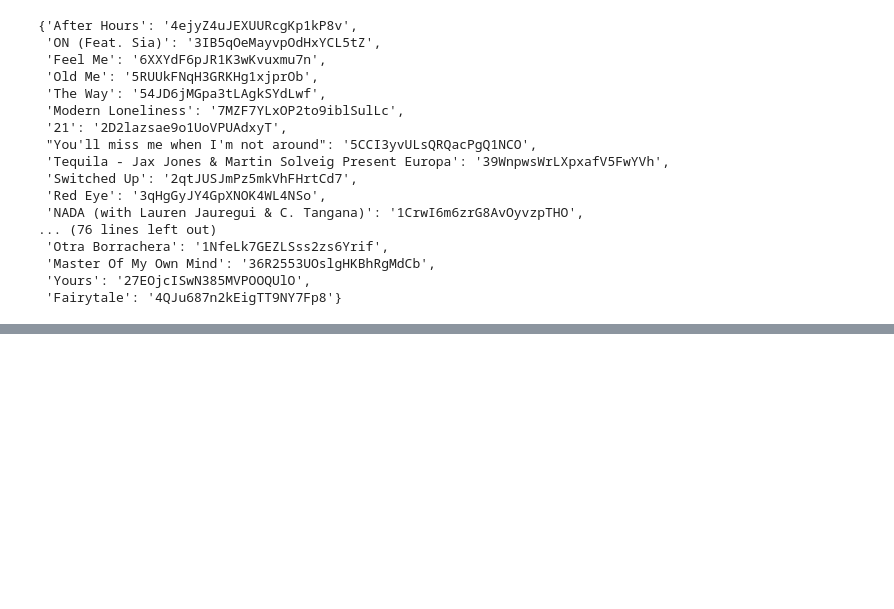
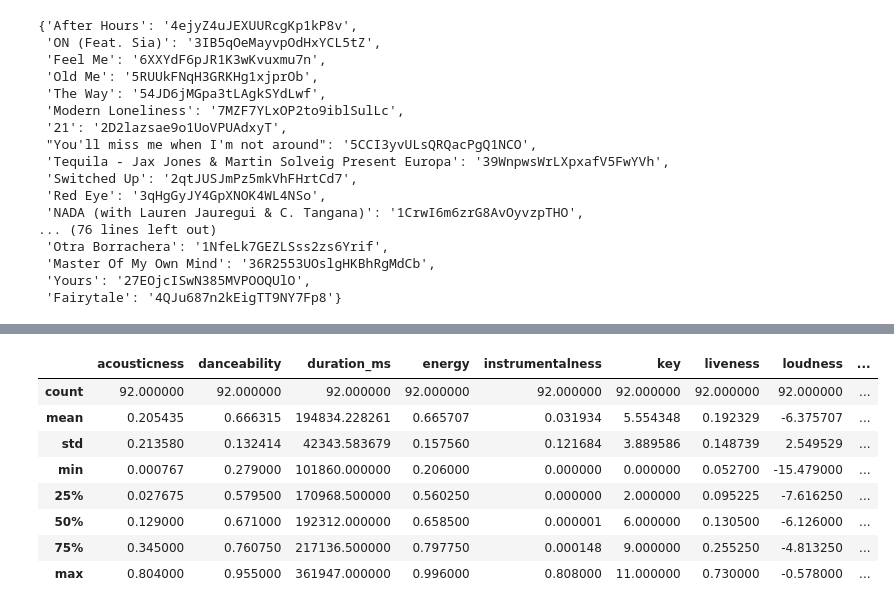
Before and after one commit to sslogar/spotify-analytics, a Jupyter notebook: dev.ipynb, the cells around one changed output, grey strips where cells are left out. Saved outputs shown, nothing was run; the diff lists cells and outputs as text; code cells hidden in the pictures; blank space fills up the shorter version.

```diff
--- a/dev.ipynb
+++ b/dev.ipynb
@@ -133,3 +133,15 @@ features.head(10)
 | spotify:track:5CCI3yvULsQRQacPgQ1NCO | 0.34400 | 0.606 | 161691 | 0.857 | 0.000902 | 8 | 0.1500 | -2.915 | ... |
 | spotify:track:39WnpwsWrLXpxafV5FwYVh | 0.00144 | 0.773 | 210968 | 0.695 | 0.016700 | 1 | 0.1110 | -7.101 | ... |
 | spotify:track:2qtJUSJmPz5mkVhFHrtCd7 | 0.03170 | 0.679 | 146093 | 0.712 | 0.000005 | 1 | 0.0710 | -5.199 | ... |
+# %%
+features.describe()
+# %% [output]
+|  | acousticness | danceability | duration_ms | energy | instrumentalness | key | liveness | loudness | ... |
+| count | 92.000000 | 92.000000 | 92.000000 | 92.000000 | 92.000000 | 92.000000 | 92.000000 | 92.000000 | ... |
+| mean | 0.205435 | 0.666315 | 194834.228261 | 0.665707 | 0.031934 | 5.554348 | 0.192329 | -6.375707 | ... |
+| std | 0.213580 | 0.132414 | 42343.583679 | 0.157560 | 0.121684 | 3.889586 | 0.148739 | 2.549529 | ... |
+| min | 0.000767 | 0.279000 | 101860.000000 | 0.206000 | 0.000000 | 0.000000 | 0.052700 | -15.479000 | ... |
+| 25% | 0.027675 | 0.579500 | 170968.500000 | 0.560250 | 0.000000 | 2.000000 | 0.095225 | -7.616250 | ... |
+| 50% | 0.129000 | 0.671000 | 192312.000000 | 0.658500 | 0.000001 | 6.000000 | 0.130500 | -6.126000 | ... |
+| 75% | 0.345000 | 0.760750 | 217136.500000 | 0.797750 | 0.000148 | 9.000000 | 0.255250 | -4.813250 | ... |
+| max | 0.804000 | 0.955000 | 361947.000000 | 0.996000 | 0.808000 | 11.000000 | 0.730000 | -0.578000 | ... |
```
Also changed, not shown: parts of 7 cells of this notebook.
